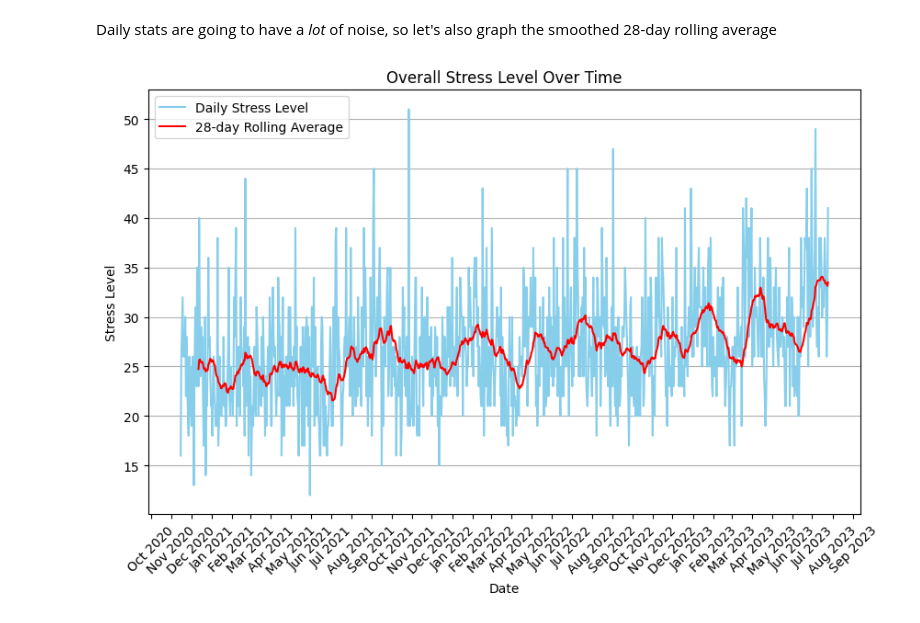
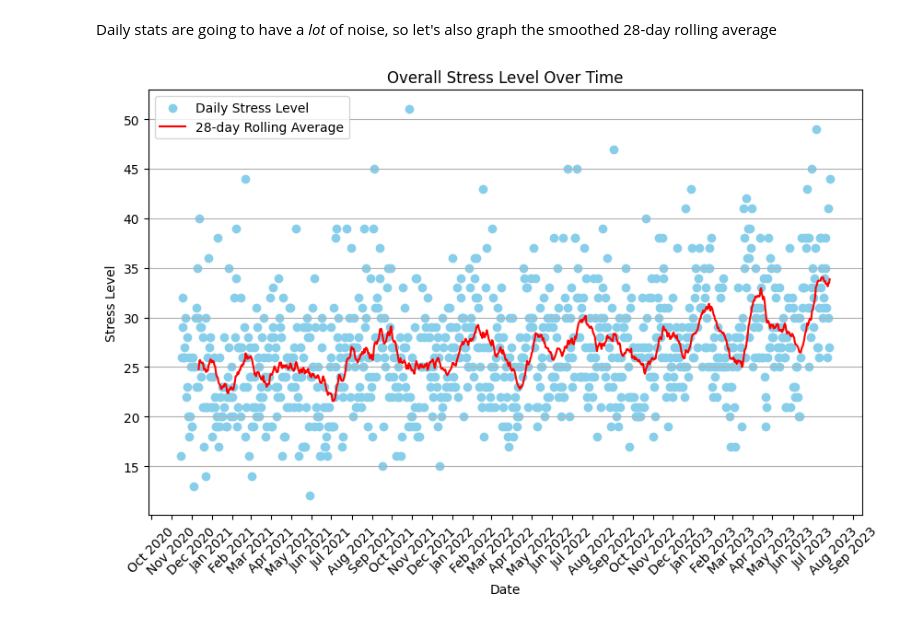
Before and after one commit to matin/garth, a Jupyter notebook: colabs/stress.ipynb, the cells around one changed output. Saved outputs shown, nothing was run; the diff lists cells and outputs as text; code cells hidden in the pictures.

Commit message:
update for latest version of garth. use scatter plot for daily stress

```diff
--- a/colabs/stress.ipynb
+++ b/colabs/stress.ipynb
@@ -86,39 +88,39 @@ garth.DailyStress.get()
 # %% [markdown]
 Get up to the last three years
 # %%
-daily_stress = garth.DailyStress.get(days=365 * 3)
+daily_stress = garth.DailyStress.list(period=365 * 3)
 # %% [markdown]
 Daily stats are going to have a *lot* of noise, so let's also graph the smoothed 28-day rolling average
 # %%
 df = pd.DataFrame(daily_stress)
 df.set_index('calendar_date', inplace=True)
 
 df['rolling_avg'] = df['overall_stress_level'].rolling(window=28).mean()
 fig, ax = plt.subplots(figsize=(10, 6))
-ax.plot(
+ax.scatter(
     df.index,
     df['overall_stress_level'],
     color='skyblue',
     label='Daily Stress Level',
 )
 ax.plot(
     df.index,
     df['rolling_avg'],
     color='r',
     label='28-day Rolling Average',
 )
 
 ax.xaxis.set_major_locator(mdates.MonthLocator())
 ax.xaxis.set_major_formatter(mdates.DateFormatter('%b %Y'))
 
 plt.xlabel('Date')
 plt.ylabel('Stress Level')
 plt.title('Overall Stress Level Over Time')
 plt.grid(True, axis='y')
 plt.legend()
 
 plt.xticks(rotation=45)
 
 plt.show()
 # %% [output]
-[figure, old version]
+[figure, new version]
```
Also changed, not shown: parts of 5 cells of this notebook.
